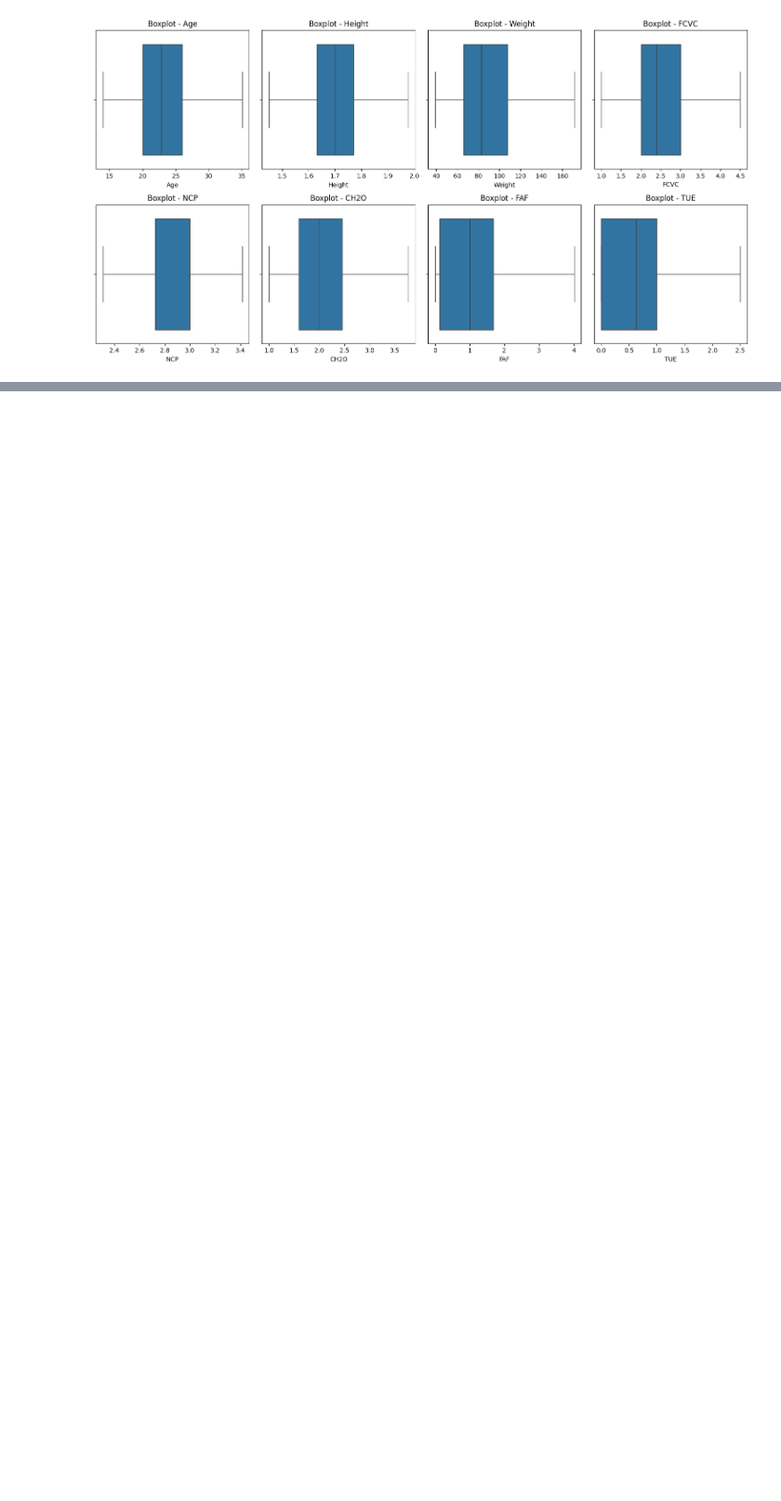
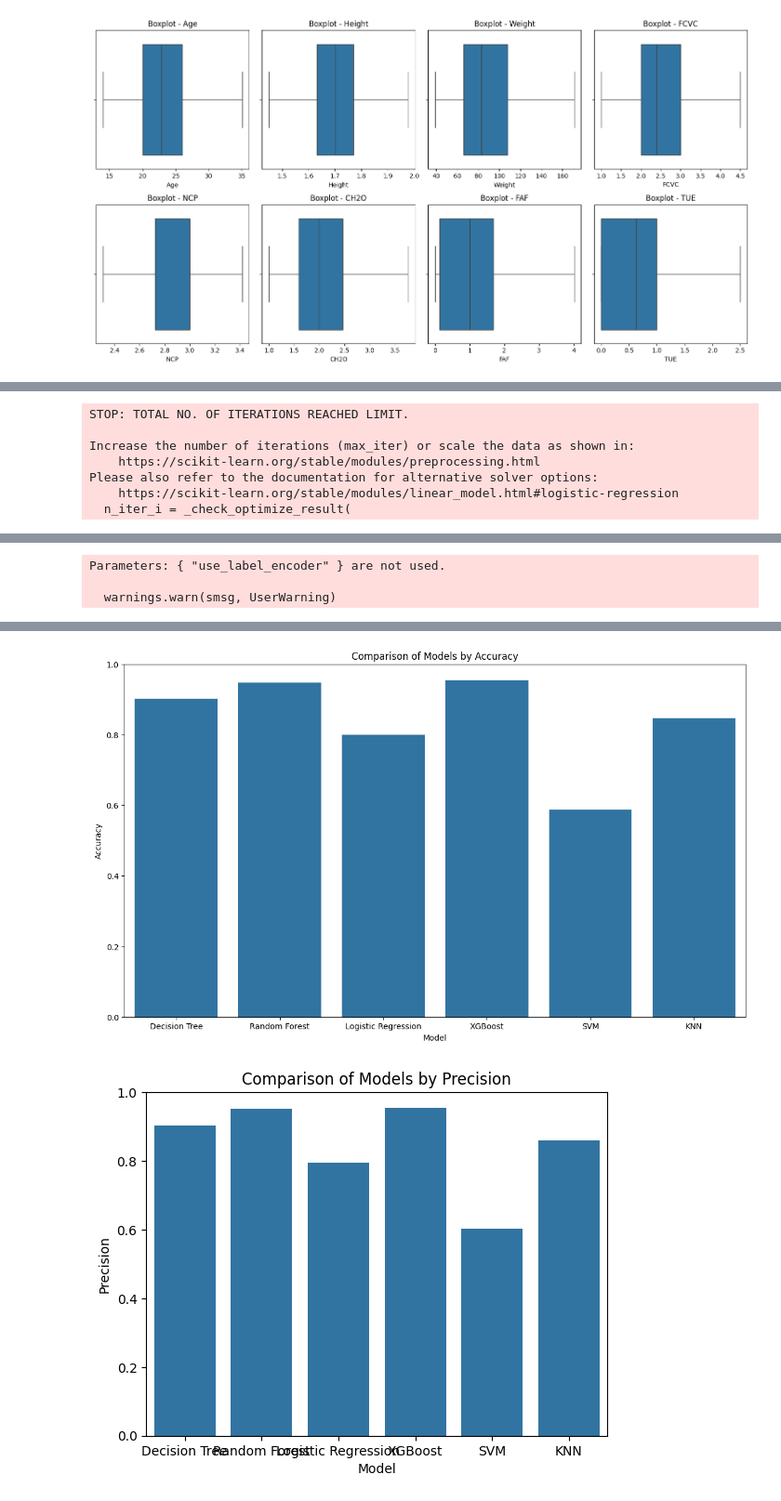
Before and after one commit to User-Galih/capstone-project-bengkod, a Jupyter notebook: Capstone_Project_14359.ipynb, the cells around one changed output, grey strips where cells are left out. Shown at 93% size. Cells and saved outputs as stored; diff of their text form; code cells hidden in the pictures; blank space fills up the shorter version.

Commit message:
Update Project to Modelling

```diff
--- a/Capstone_Project_14359.ipynb
+++ b/Capstone_Project_14359.ipynb
@@ -318,0 +496,66 @@ dtype: object
+# %%
+# Pisahkan fitur dan target
+X = df_encoded.drop('NObeyesdad', axis=1)
+y = df_encoded['NObeyesdad']
+
+# Split data train-test (80-20)
+X_train, X_test, y_train, y_test = train_test_split(X, y, test_size=0.2, random_state=42, stratify=y)
+
+# Definisikan model
+models = {
+    'Decision Tree': DecisionTreeClassifier(random_state=42),
+    'Random Forest': RandomForestClassifier(random_state=42),
+    'Logistic Regression': LogisticRegression(max_iter=1000, random_state=42),
+    'XGBoost': XGBClassifier(use_label_encoder=False, eval_metric='mlogloss', random_state=42),
+    'SVM': SVC(random_state=42),
+    'KNN': KNeighborsClassifier()
+}
+
+results = []
+
+for name, model in models.items():
+    # Train model
+    model.fit(X_train, y_train)
+    # Prediksi
+    y_pred = model.predict(X_test)
+
+    # Hitung metrik evaluasi
+    acc = accuracy_score(y_test, y_pred)
+    prec = precision_score(y_test, y_pred, average='weighted')
+    rec = recall_score(y_test, y_pred, average='weighted')
+    f1 = f1_score(y_test, y_pred, average='weighted')
+
+    results.append({
+        'Model': name,
+        'Accuracy': acc,
+        'Precision': prec,
+        'Recall': rec,
+        'F1 Score': f1,
+        'Confusion Matrix': confusion_matrix(y_test, y_pred)
+    })
+
+    print(f"Classification Report for {name}:\n")
+    print(classification_report(y_test, y_pred))
+    print("\n" + "="*60 + "\n")
+
+# Buat DataFrame hasil
+results_df = pd.DataFrame(results)
+
+# Visualisasi perbandingan performa model
+metrics = ['Accuracy', 'Precision', 'Recall', 'F1 Score']
+plt.figure(figsize=(14,8))
+for metric in metrics:
+    sns.barplot(data=results_df, x='Model', y=metric)
+    plt.title(f'Comparison of Models by {metric}')
+    plt.ylim(0, 1)
+    plt.show()
+
+# Visualisasi confusion matrix
+for res in results:
+    plt.figure(figsize=(6,5))
+    sns.heatmap(res['Confusion Matrix'], annot=True, fmt='d', cmap='Blues')
+    plt.title(f"Confusion Matrix - {res['Model']}")
+    plt.xlabel('Predicted')
+    plt.ylabel('Actual')
+    plt.show()
+# %% [output]
@@ -318,0 +579,7 @@ dtype: object
+STOP: TOTAL NO. OF ITERATIONS REACHED LIMIT.
+
+Increase the number of iterations (max_iter) or scale the data as shown in:
+    https://scikit-learn.org/stable/modules/preprocessing.html
+Please also refer to the documentation for alternative solver options:
+    https://scikit-learn.org/stable/modules/linear_model.html#logistic-regression
+  n_iter_i = _check_optimize_result(
@@ -318,0 +604,3 @@ dtype: object
+Parameters: { "use_label_encoder" } are not used.
+
+  warnings.warn(smsg, UserWarning)
@@ -318,0 +624,2 @@ dtype: object
+[figure, added]
+[figure, added]
```
Also changed, not shown: parts of 28 cells of this notebook.
